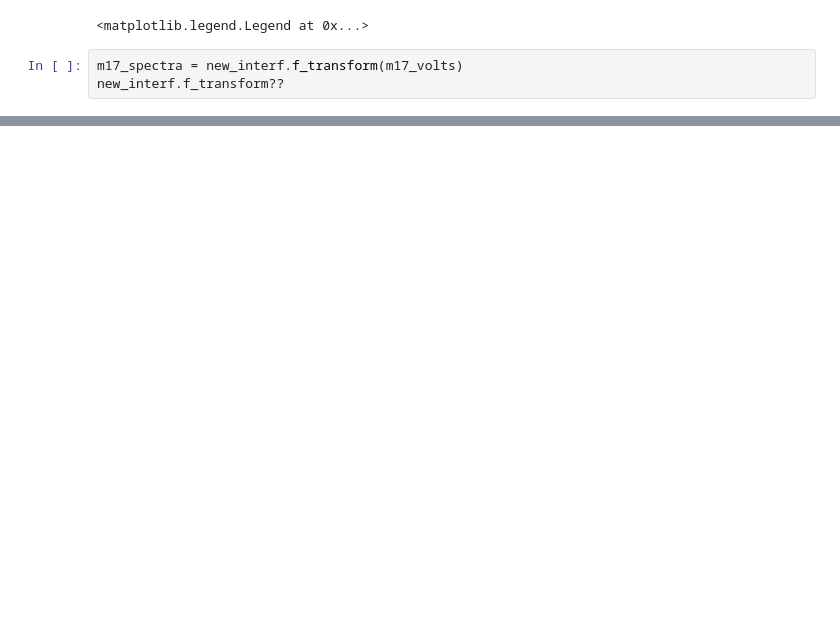
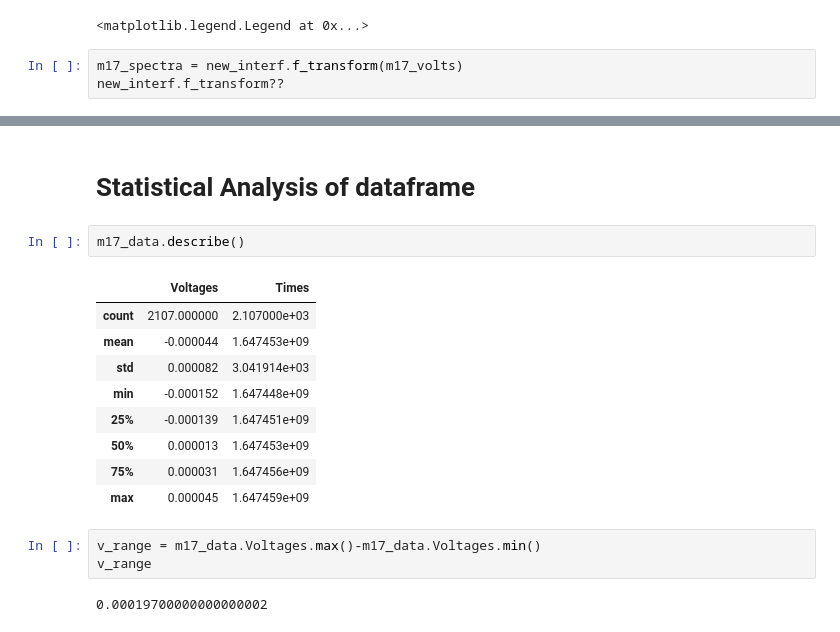
Before and after one commit to nolanylee/astro121lab, a Jupyter notebook: Long_Obs2_Analysis.ipynb, the cells around one changed output, grey strips where cells are left out. Saved outputs shown, nothing was run; the diff lists cells and outputs as text; blank space fills up the shorter version.

```diff
--- a/Long_Obs2_Analysis.ipynb
+++ b/Long_Obs2_Analysis.ipynb
@@ -136,0 +181,19 @@ plt.show()
+# %% [markdown]
+# Statistical Analysis of dataframe
+# %%
+m17_data.describe()
+# %% [output]
+|  | Voltages | Times |
+| count | 2107.000000 | 2.107000e+03 |
+| mean | -0.000044 | 1.647453e+09 |
+| std | 0.000082 | 3.041914e+03 |
+| min | -0.000152 | 1.647448e+09 |
+| 25% | -0.000139 | 1.647451e+09 |
+| 50% | 0.000013 | 1.647453e+09 |
+| 75% | 0.000031 | 1.647456e+09 |
+| max | 0.000045 | 1.647459e+09 |
+# %%
+v_range = m17_data.Voltages.max()-m17_data.Voltages.min()
+v_range
+# %% [output]
+0.00019700000000000002
```
Also changed, not shown: parts of 9 cells of this notebook.
